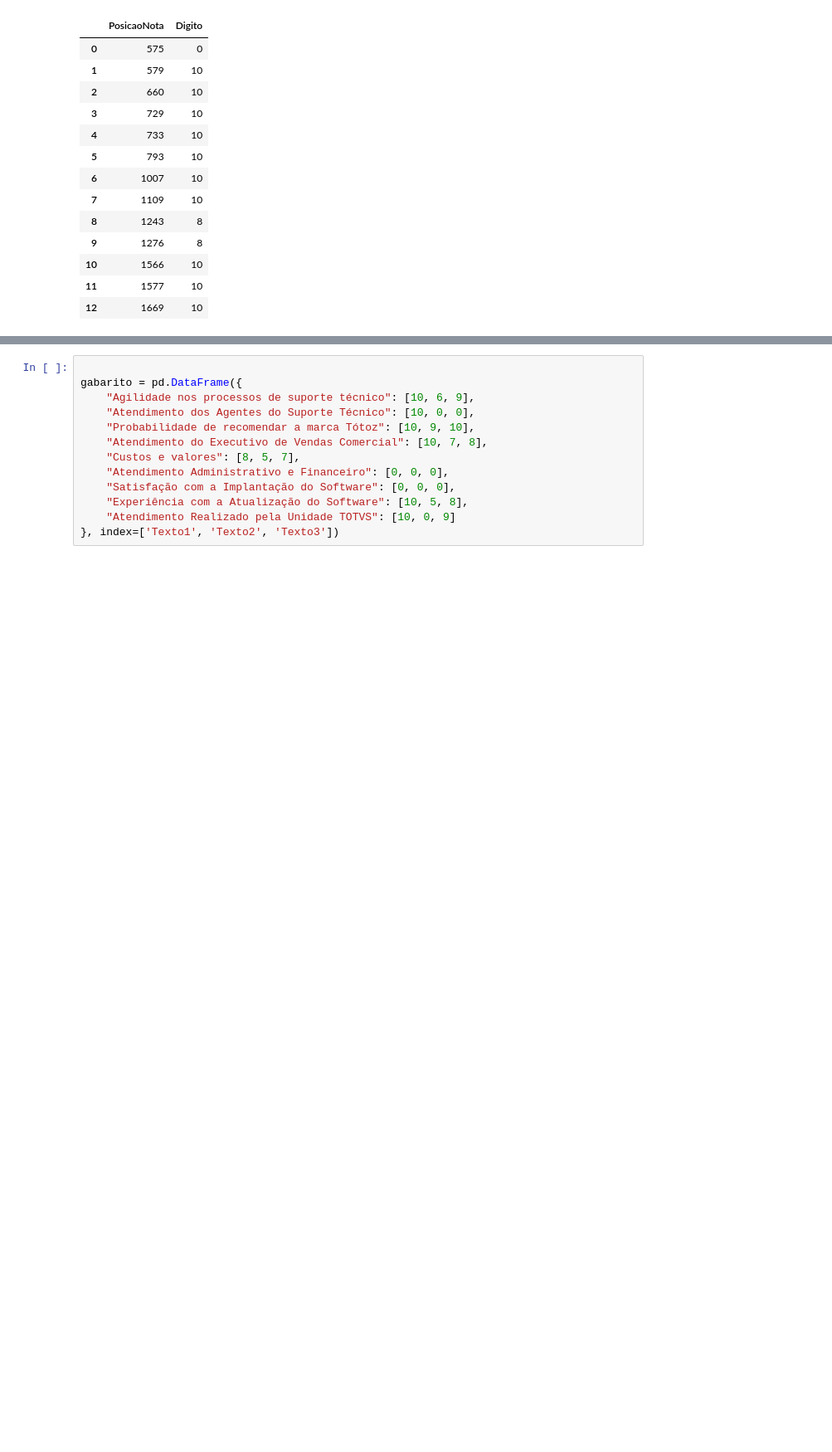
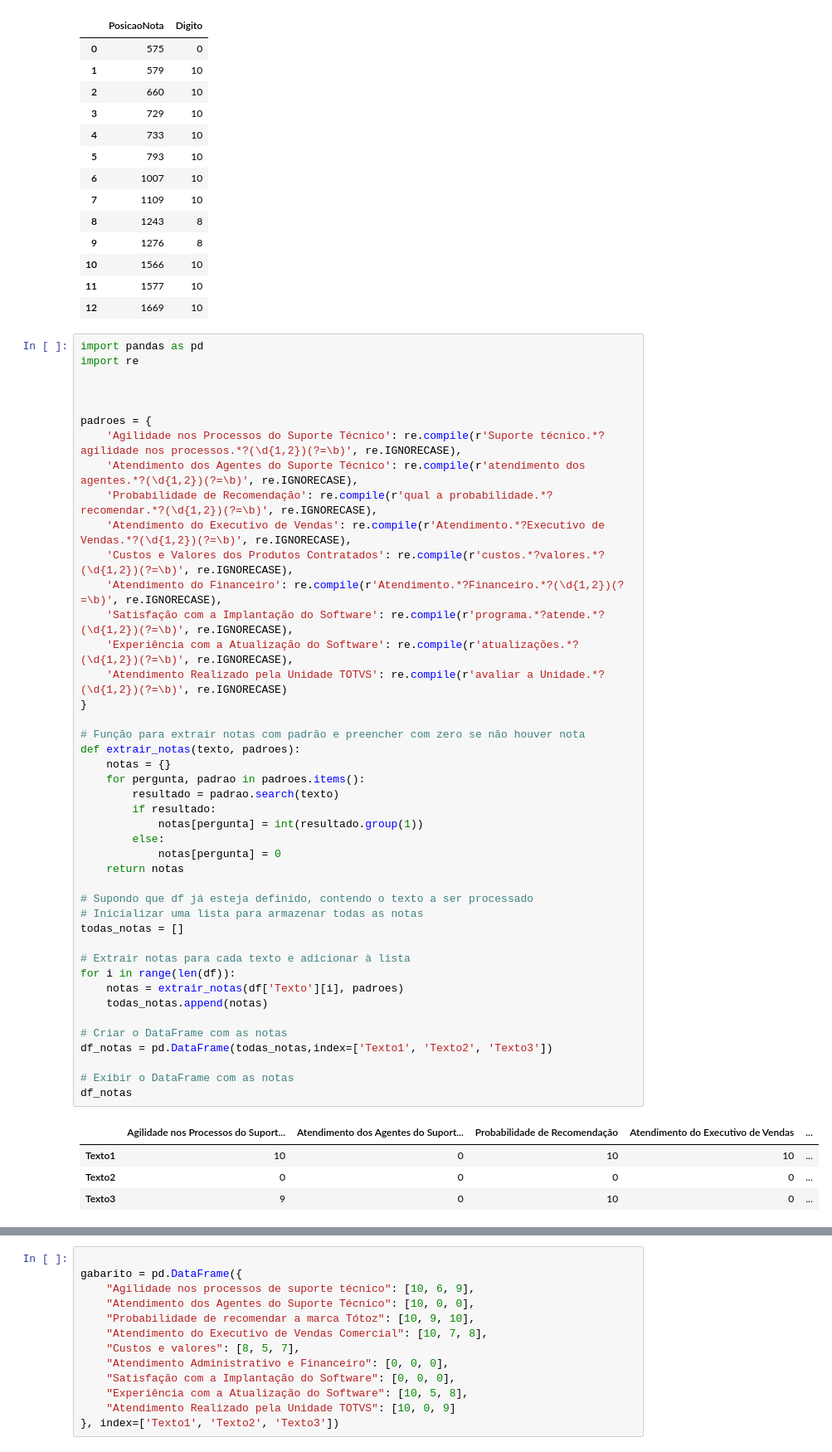
Before and after one commit to Rafarockdf/FiapNLP, a Jupyter notebook: codigo.ipynb, the cells around one changed output, grey strips where cells are left out. Shown at 83% size. Cells and saved outputs as stored; diff of their text form; blank space fills up the shorter version.

```diff
--- a/codigo.ipynb
+++ b/codigo.ipynb
@@ -151,6 +270,54 @@ df_teste
 | 10 | 1566 | 10 |
 | 11 | 1577 | 10 |
 | 12 | 1669 | 10 |
+# %%
+import pandas as pd
+import re
+
+
+
+padroes = {
+    'Agilidade nos Processos do Suporte Técnico': re.compile(r'Suporte técnico.*?agilidade nos processos.*?(\d{1,2})(?=\b)', re.IGNORECASE),
+    'Atendimento dos Agentes do Suporte Técnico': re.compile(r'atendimento dos agentes.*?(\d{1,2})(?=\b)', re.IGNORECASE),
+    'Probabilidade de Recomendação': re.compile(r'qual a probabilidade.*?recomendar.*?(\d{1,2})(?=\b)', re.IGNORECASE),
+    'Atendimento do Executivo de Vendas': re.compile(r'Atendimento.*?Executivo de Vendas.*?(\d{1,2})(?=\b)', re.IGNORECASE),
+    'Custos e Valores dos Produtos Contratados': re.compile(r'custos.*?valores.*?(\d{1,2})(?=\b)', re.IGNORECASE),
+    'Atendimento do Financeiro': re.compile(r'Atendimento.*?Financeiro.*?(\d{1,2})(?=\b)', re.IGNORECASE),
+    'Satisfação com a Implantação do Software': re.compile(r'programa.*?atende.*?(\d{1,2})(?=\b)', re.IGNORECASE),
+    'Experiência com a Atualização do Software': re.compile(r'atualizações.*?(\d{1,2})(?=\b)', re.IGNORECASE),
+    'Atendimento Realizado pela Unidade TOTVS': re.compile(r'avaliar a Unidade.*?(\d{1,2})(?=\b)', re.IGNORECASE)
+}
+
+# Função para extrair notas com padrão e preencher com zero se não houver nota
+def extrair_notas(texto, padroes):
+    notas = {}
+    for pergunta, padrao in padroes.items():
+        resultado = padrao.search(texto)
+        if resultado:
+            notas[pergunta] = int(resultado.group(1))
+        else:
+            notas[pergunta] = 0
+    return notas
+
+# Supondo que df já esteja definido, contendo o texto a ser processado
+# Inicializar uma lista para armazenar todas as notas
+todas_notas = []
+
+# Extrair notas para cada texto e adicionar à lista
+for i in range(len(df)):
+    notas = extrair_notas(df['Texto'][i], padroes)
+    todas_notas.append(notas)
+
+# Criar o DataFrame com as notas
+df_notas = pd.DataFrame(todas_notas,index=['Texto1', 'Texto2', 'Texto3'])
+
+# Exibir o DataFrame com as notas
+df_notas
+# %% [output]
+|  | Agilidade nos Processos do Suport... | Atendimento dos Agentes do Suport... | Probabilidade de Recomendação | Atendimento do Executivo de Vendas | ... |
+| Texto1 | 10 | 0 | 10 | 10 | ... |
+| Texto2 | 0 | 0 | 0 | 0 | ... |
+| Texto3 | 9 | 0 | 10 | 0 | ... |
 # %%
 import pandas as pd
 import re
```
Also changed, not shown: parts of 14 cells of this notebook, 37 other files.
